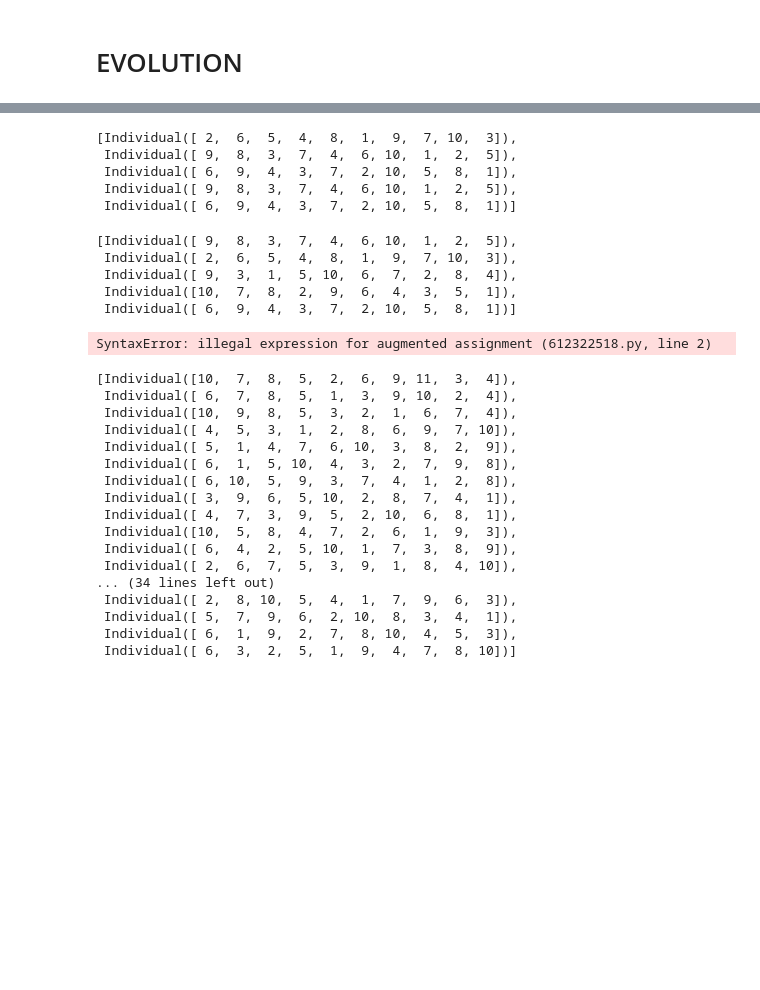
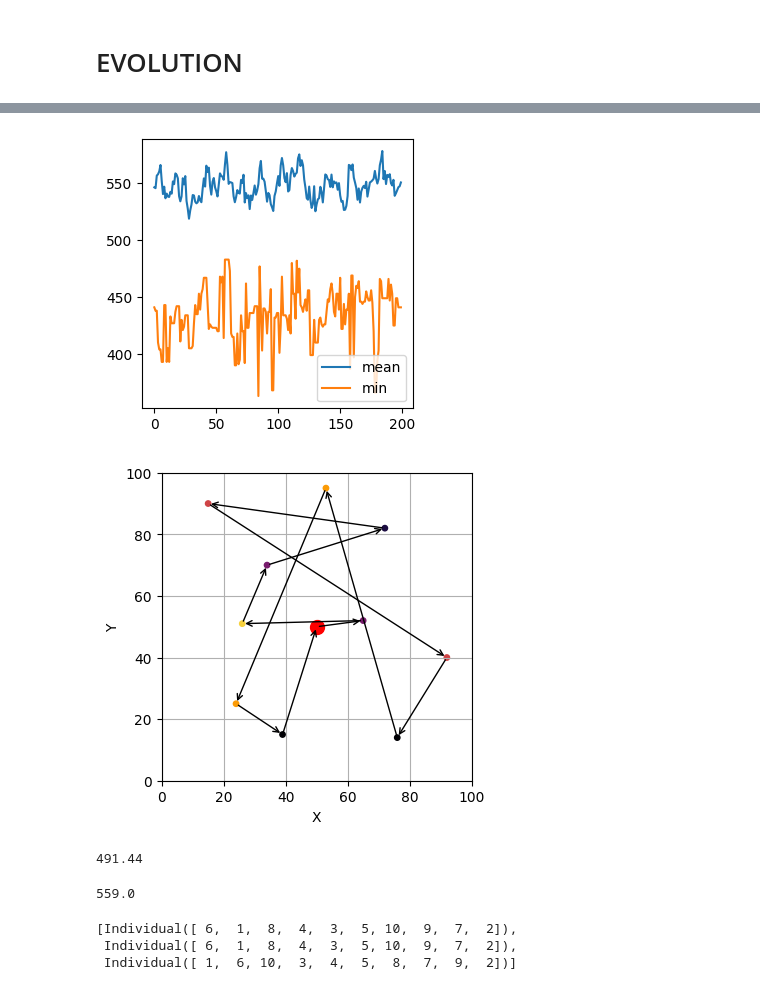
Before and after one commit to bernardo-silva/ComputationalIntelligence-project2, a Jupyter notebook: proj1.ipynb, the cells around one changed output, grey strips where cells are left out. Saved outputs shown, nothing was run; the diff lists cells and outputs as text; code cells hidden in the pictures; blank space fills up the shorter version.

```diff
--- a/proj1.ipynb
+++ b/proj1.ipynb
@@ -76,5 +76,27 @@ def evaluate(individual, distances, orders, max_capacity=1000):
     return (dist,)
 toolbox.register("evaluate", evaluate)
+# %%
+def plot_route(route, coords, orders, max_capacity=1000):
+    fig, ax = plt.subplots(ncols=1, figsize=(4,4))
+
+    ax.set(xlabel="X", ylabel="Y", xlim=(0,100), ylim=(0,100))
+    ax.scatter(coords[:,0], coords[:,1], marker="o", s=15, c=orders, cmap="inferno_r")
+    ax.plot(coords[0][0], coords[0][1], ls="", marker="o", ms=10, c="red")
+    ax.grid()
+
+    capacity = max_capacity - orders[route[0]]
+    ax.annotate("", xytext=coords[0], xy=coords[route[0]], arrowprops=dict(arrowstyle="->"))
+
+    for i, f in zip(route, route[1:]):
+        if capacity < orders[f]:
+            capacity = max_capacity
+            ax.annotate("", xytext=coords[i], xy=coords[0], arrowprops=dict(arrowstyle="->"))
+            ax.annotate("", xytext=coords[0], xy=coords[f], arrowprops=dict(arrowstyle="->"))
+            # print("Ups, go back")
+        else:
+            ax.annotate("", xytext=coords[i], xy=coords[f], arrowprops=dict(arrowstyle="->"))
+
+    ax.annotate("", xytext=coords[route[-1]], xy=coords[0], arrowprops=dict(arrowstyle="->"))
 # %%
 def PMX(ind1, ind2):
     ind1 -= 1
@@ -93,7 +117,7 @@ toolbox.register("select", tools.selTournament, tournsize=3)
 POP_SIZE = 50
 CITIES = IND_SIZE
 CXPB = 0.5
-
+MUTPB = 0.2
 
 population = toolbox.population(n=POP_SIZE)
 
@@ -182,8 +130,0 @@ Std 78.63260392483515
-# %%
-toolbox.select(population, len(population))
-# %% [output]
-[Individual([ 2,  6,  5,  4,  8,  1,  9,  7, 10,  3]),
- Individual([ 9,  8,  3,  7,  4,  6, 10,  1,  2,  5]),
- Individual([ 6,  9,  4,  3,  7,  2, 10,  5,  8,  1]),
- Individual([ 9,  8,  3,  7,  4,  6, 10,  1,  2,  5]),
- Individual([ 6,  9,  4,  3,  7,  2, 10,  5,  8,  1])]
@@ -190,36 +174,32 @@ toolbox.select(population, len(population))
+# %%
+fig, ax = plt.subplots(figsize=(3.5,3.5))
+ax.plot(means, label="mean")
+ax.plot(mins, label="min")
+ax.legend()
+best = min(population, key=lambda x: x.fitness.values[0])
+plot_route(best, xy_central.T[:11], orders[:11])
+# %% [output]
+[figure, added]
+[figure, added]
 # %%
-population
+np.mean(fits)
 # %% [output]
-[Individual([ 9,  8,  3,  7,  4,  6, 10,  1,  2,  5]),
- Individual([ 2,  6,  5,  4,  8,  1,  9,  7, 10,  3]),
- Individual([ 9,  3,  1,  5, 10,  6,  7,  2,  8,  4]),
- Individual([10,  7,  8,  2,  9,  6,  4,  3,  5,  1]),
- Individual([ 6,  9,  4,  3,  7,  2, 10,  5,  8,  1])]
+491.44
 # %%
+offspring = toolbox.select(population, len(population))
+fitnesses   = list(map(lambda I: toolbox.evaluate(I, dist_central[:CITIES+1], orders[:CITIES+1]), offspring))
+
+np.mean(fitnesses)
 # %% [output]
-SyntaxError: illegal expression for augmented assignment (612322518.py, line 2)
+559.0
 # %%
 def add1(ind):
     ind+=1
 
 add1(population[0])
 # %%
-population
+toolbox.select(population[:2],3)
 # %% [output]
-[Individual([10,  7,  8,  5,  2,  6,  9, 11,  3,  4]),
- Individual([ 6,  7,  8,  5,  1,  3,  9, 10,  2,  4]),
- Individual([10,  9,  8,  5,  3,  2,  1,  6,  7,  4]),
- Individual([ 4,  5,  3,  1,  2,  8,  6,  9,  7, 10]),
- Individual([ 5,  1,  4,  7,  6, 10,  3,  8,  2,  9]),
- Individual([ 6,  1,  5, 10,  4,  3,  2,  7,  9,  8]),
- Individual([ 6, 10,  5,  9,  3,  7,  4,  1,  2,  8]),
- Individual([ 3,  9,  6,  5, 10,  2,  8,  7,  4,  1]),
- Individual([ 4,  7,  3,  9,  5,  2, 10,  6,  8,  1]),
- Individual([10,  5,  8,  4,  7,  2,  6,  1,  9,  3]),
- Individual([ 6,  4,  2,  5, 10,  1,  7,  3,  8,  9]),
- Individual([ 2,  6,  7,  5,  3,  9,  1,  8,  4, 10]),
-... (34 lines left out)
- Individual([ 2,  8, 10,  5,  4,  1,  7,  9,  6,  3]),
- Individual([ 5,  7,  9,  6,  2, 10,  8,  3,  4,  1]),
- Individual([ 6,  1,  9,  2,  7,  8, 10,  4,  5,  3]),
- Individual([ 6,  3,  2,  5,  1,  9,  4,  7,  8, 10])]
+[Individual([ 6,  1,  8,  4,  3,  5, 10,  9,  7,  2]),
+ Individual([ 6,  1,  8,  4,  3,  5, 10,  9,  7,  2]),
+ Individual([ 1,  6, 10,  3,  4,  5,  8,  7,  9,  2])]
```
Also changed, not shown: parts of 7 cells of this notebook.
